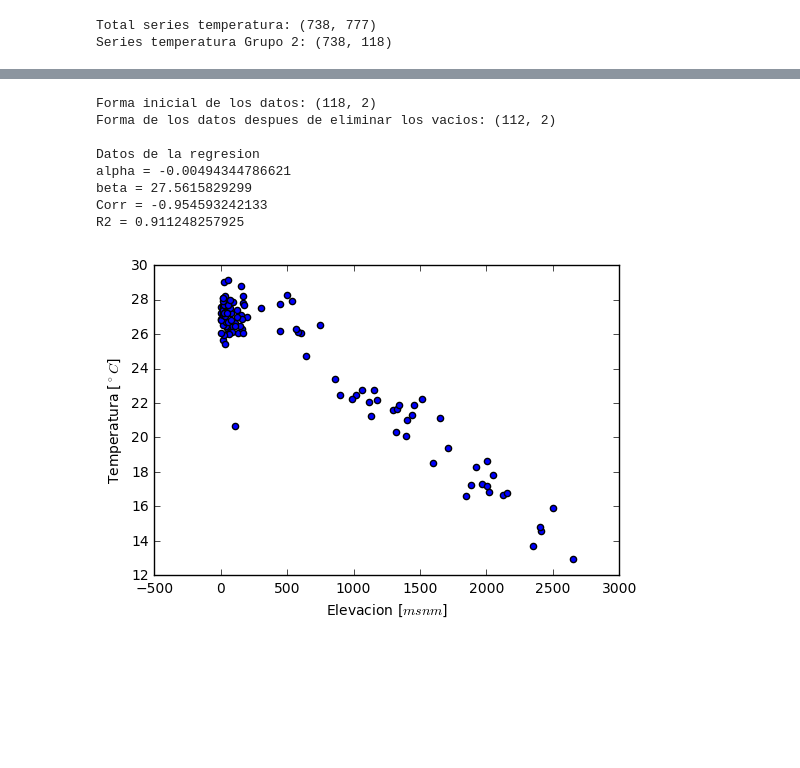
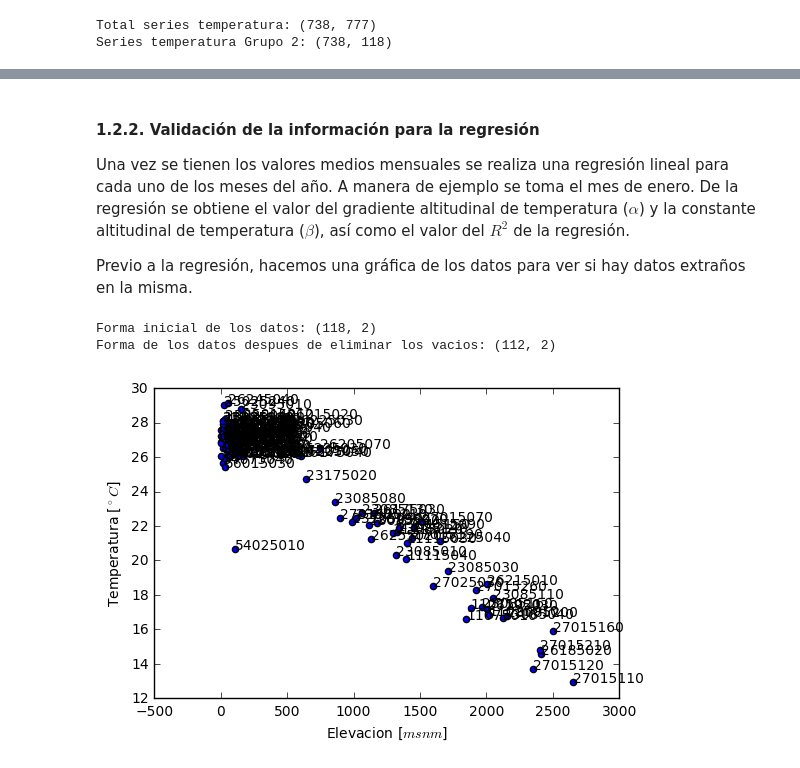
Before and after one commit to anvelascos/hydroclimatology, a Jupyter notebook: Espacializacion_Variables.ipynb, the cells around one changed output, grey strips where cells are left out. Cells and saved outputs as stored; diff of their text form; code cells hidden in the pictures; blank space fills up the shorter version.

Commit message:
Agrega regresion lineal

```diff
--- a/Espacializacion_Variables.ipynb
+++ b/Espacializacion_Variables.ipynb
@@ -108,31 +117,29 @@ df_prom_lp.to_excel('data/Promedios_lp_ts1.xlsx', sheet_name='TS_1')
+# %% [markdown]
+#### 1.2.2. Validación de la información para la regresión
+
+Una vez se tienen los valores medios mensuales se realiza una regresión lineal para cada uno de los meses del año. A manera de ejemplo se toma el mes de enero. De la regresión se obtiene el valor del gradiente altitudinal de temperatura ($\alpha$) y la constante altitudinal de temperatura ($\beta$), así como el valor del $R^2$ de la regresión.
+
+Previo a la regresión, hacemos una gráfica de los datos para ver si hay datos extraños en la misma.
 # %%
 # Crear un dataframe con los datos para realizar la regresion (Elevacion vs Temperatura media del mes)
 df_regresion = pd.DataFrame(df_estaciones_ts1['Elevacion'])
 df_regresion[1] = df_prom_lp[1]
 print("Forma inicial de los datos: " + str(df_regresion.shape))
 df_regresion.dropna(axis=0, how='any', inplace=True)  # Borra las estaciones que no tienen algun dato (Elevacion o Temp.)
 print("Forma de los datos despues de eliminar los vacios: " + str(df_regresion.shape))
 
 # Crear grafico simple de Elevacion vs Temperatura media del mes
-df_regresion.plot(x='Elevacion', y=1, kind='scatter')
+# df_regresion.plot(x='Elevacion', y=1, kind='scatter')
+plt.scatter(df_regresion['Elevacion'], df_regresion[1])
 plt.xlabel('Elevacion [' + r'$msnm$' + ']')
 plt.ylabel('Temperatura [' + r'$^\circ C$' + ']')
 
-# Hacer una regresion lineal
-reg_results = stats.linregress(x=df_regresion['Elevacion'], y=df_regresion[1])
-alpha = reg_results[0]
-beta = reg_results[1]
-corr = reg_results[2]
-r2 = corr ** 2
-print("\nDatos de la regresion\nalpha = " + str(alpha) + '\nbeta = ' + str(beta) + '\nCorr = ' +
-      str(corr) + '\nR2 = ' + str(r2))
+# Poner el numero de la estacion en el punto correspondiente, solo para ver cuáles están por fuera de la regresión
+for estacion in df_regresion.index:
+    x_sta = df_regresion.loc[estacion, 'Elevacion']
+    y_sta = df_regresion.loc[estacion, 1]
+    plt.annotate(str(estacion), (x_sta, y_sta))
 # %% [output]
 Forma inicial de los datos: (118, 2)
 Forma de los datos despues de eliminar los vacios: (112, 2)
-
-Datos de la regresion
-alpha = -0.00494344786621
-beta = 27.5615829299
-Corr = -0.954593242133
-R2 = 0.911248257925
-[figure, old version]
+[figure, new version]
```
Also changed, not shown: parts of 6 cells of this notebook, 1 other file.
